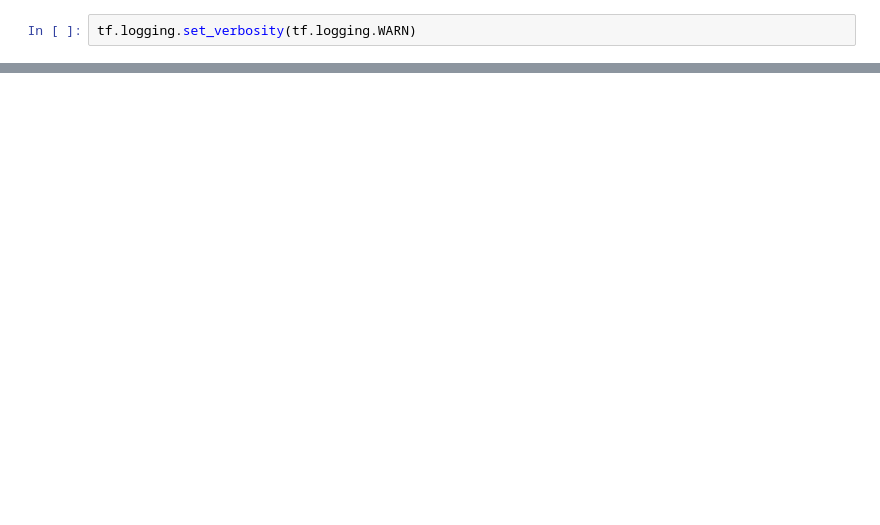
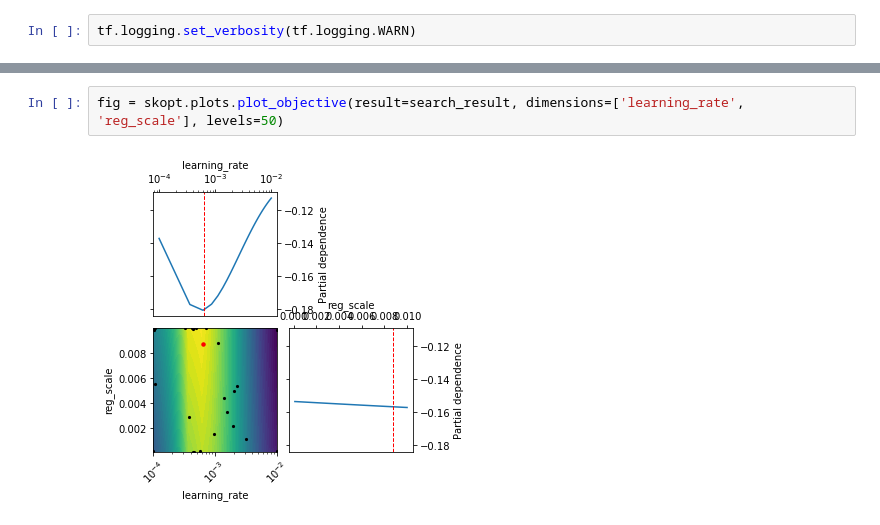
Before and after one commit to smeenehan/TensorFlowProjects, a Jupyter notebook: CIFAR/CIFAR10_estimator.ipynb, the cells around one changed output, grey strips where cells are left out. Saved outputs shown, nothing was run; the diff lists cells and outputs as text; blank space fills up the shorter version.

```diff
--- a/CIFAR/CIFAR10_estimator.ipynb
+++ b/CIFAR/CIFAR10_estimator.ipynb
@@ -57,0 +144,4 @@ Total time for 5 epochs: 196.531000
+# %%
+fig = skopt.plots.plot_objective(result=search_result, dimensions=['learning_rate', 'reg_scale'], levels=50)
+# %% [output]
+[figure, added]
```
Also changed, not shown: parts of 13 cells of this notebook, 1 other file.
